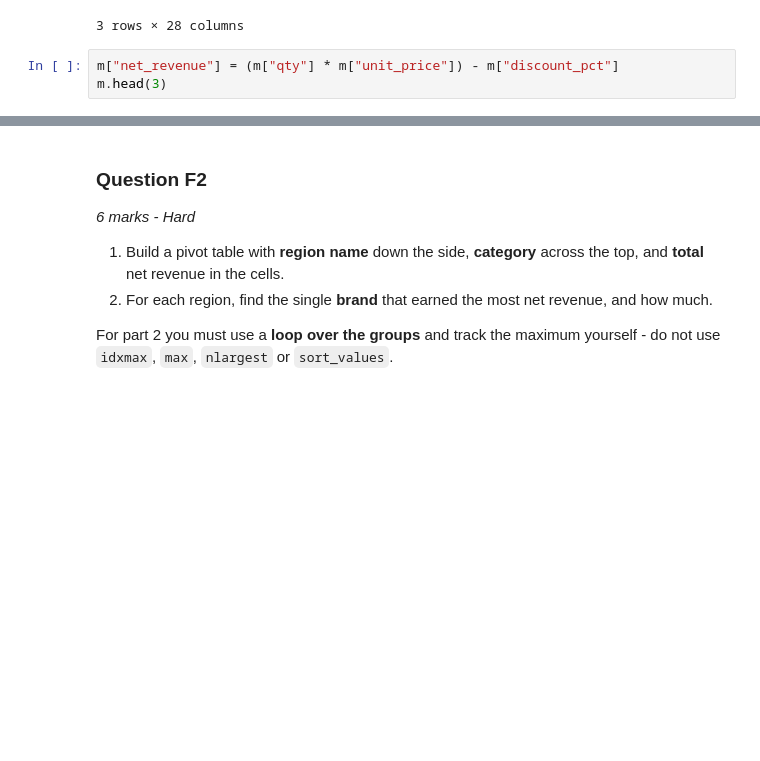
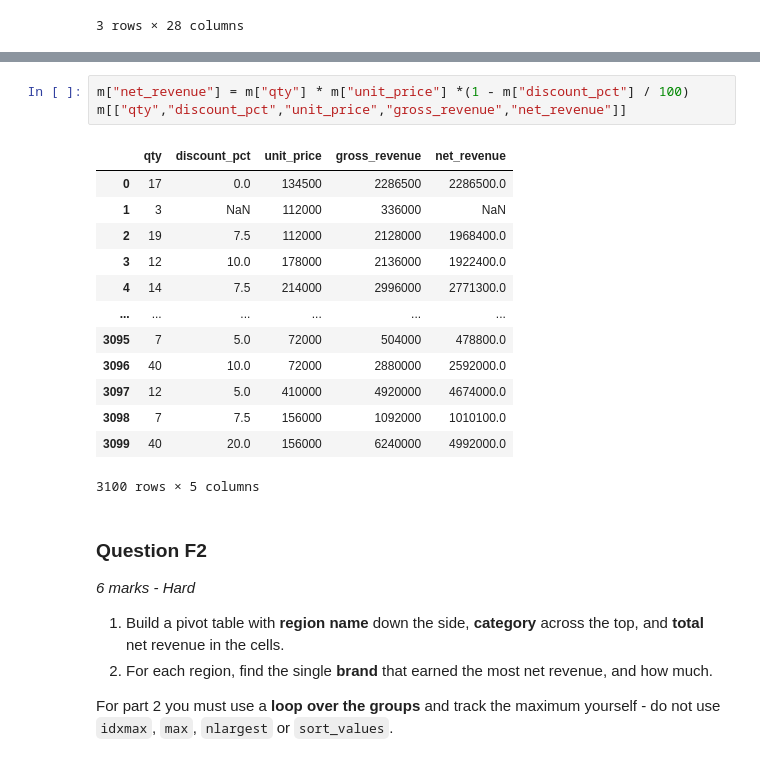
Before and after one commit to MoeedKhan-AMK/Applied-Data-Science, a Jupyter notebook: Grand Test/Grand Test Pandas RE/Grand Test Pandas RE/Question_Paper.ipynb, the cells around one changed output, grey strips where cells are left out. Drawn from its saved outputs; the diff is of its cells as text; blank space fills up the shorter version.

```diff
--- a/Grand Test/Grand Test Pandas RE/Grand Test Pandas RE/Question_Paper.ipynb
+++ b/Grand Test/Grand Test Pandas RE/Grand Test Pandas RE/Question_Paper.ipynb
@@ -1324,6 +1313,3 @@ m.head(3)
 | 1 | ORD23-70002 | cust_pk_1239 | PRD-864 | 3 | Omar Siddiqui | WH/ISB/12 | NaN | Jul | ... |
 | 2 | ORD23-70003 | Customer: PK-1178 (2022) | PRD-864 | 19 | Omar Siddiqui | wh-skt-12 | 7.5 | Aug | ... |
 3 rows × 28 columns
-# %%
-m["net_revenue"] = (m["qty"] * m["unit_price"]) - m["discount_pct"]
-m.head(3)
@@ -1344,3 +1327,20 @@ m["unit_price"]
+# %%
+m["net_revenue"] = m["qty"] * m["unit_price"] *(1 - m["discount_pct"] / 100)
+m[["qty","discount_pct","unit_price","gross_revenue","net_revenue"]]
+# %% [output]
+|  | qty | discount_pct | unit_price | gross_revenue | net_revenue |
+| 0 | 17 | 0.0 | 134500 | 2286500 | 2286500.0 |
+| 1 | 3 | NaN | 112000 | 336000 | NaN |
+| 2 | 19 | 7.5 | 112000 | 2128000 | 1968400.0 |
+| 3 | 12 | 10.0 | 178000 | 2136000 | 1922400.0 |
+| 4 | 14 | 7.5 | 214000 | 2996000 | 2771300.0 |
+| ... | ... | ... | ... | ... | ... |
+| 3095 | 7 | 5.0 | 72000 | 504000 | 478800.0 |
+| 3096 | 40 | 10.0 | 72000 | 2880000 | 2592000.0 |
+| 3097 | 12 | 5.0 | 410000 | 4920000 | 4674000.0 |
+| 3098 | 7 | 7.5 | 156000 | 1092000 | 1010100.0 |
+| 3099 | 40 | 20.0 | 156000 | 6240000 | 4992000.0 |
+3100 rows × 5 columns
 # %% [markdown]
 
 ### Question F2
```
Also changed, not shown: parts of 8 cells of this notebook, 1 other file.
